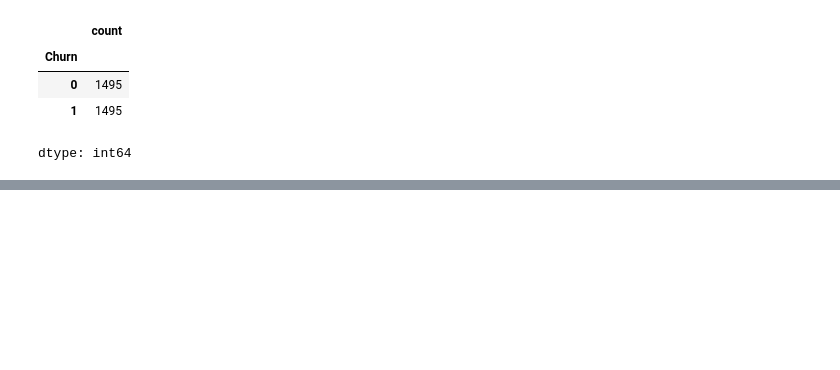
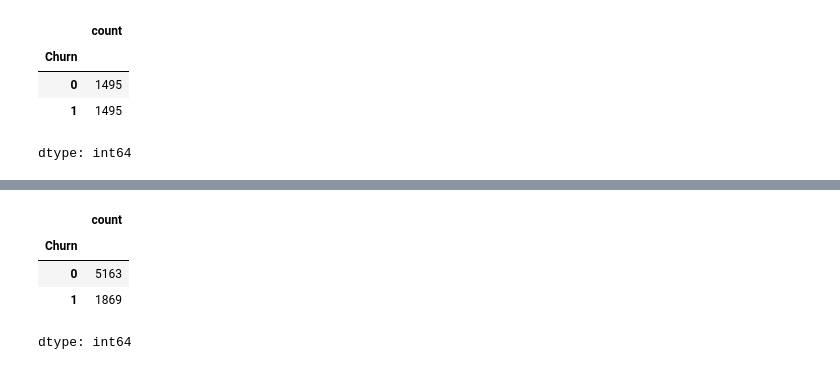
Before and after one commit to SutikshanUpman/Customer-churn-prediction, a Jupyter notebook: main.ipynb, the cells around one changed output, grey strips where cells are left out. Saved outputs shown, nothing was run; the diff lists cells and outputs as text; code cells hidden in the pictures; blank space fills up the shorter version.

```diff
--- a/main.ipynb
+++ b/main.ipynb
@@ -499,0 +536,12 @@ df_test_over = pd.concat([df_count_0, df_class_1_over], axis=0)
+# %%
+#Smote
+X=df2.drop('Churn',axis='columns')
+y=df2['Churn']
+# %%
+y.value_counts()
+# %% [output]
+|  | count |
+| Churn |  |
+| 0 | 5163 |
+| 1 | 1869 |
+dtype: int64
```
Also changed, not shown: parts of 34 cells of this notebook.
